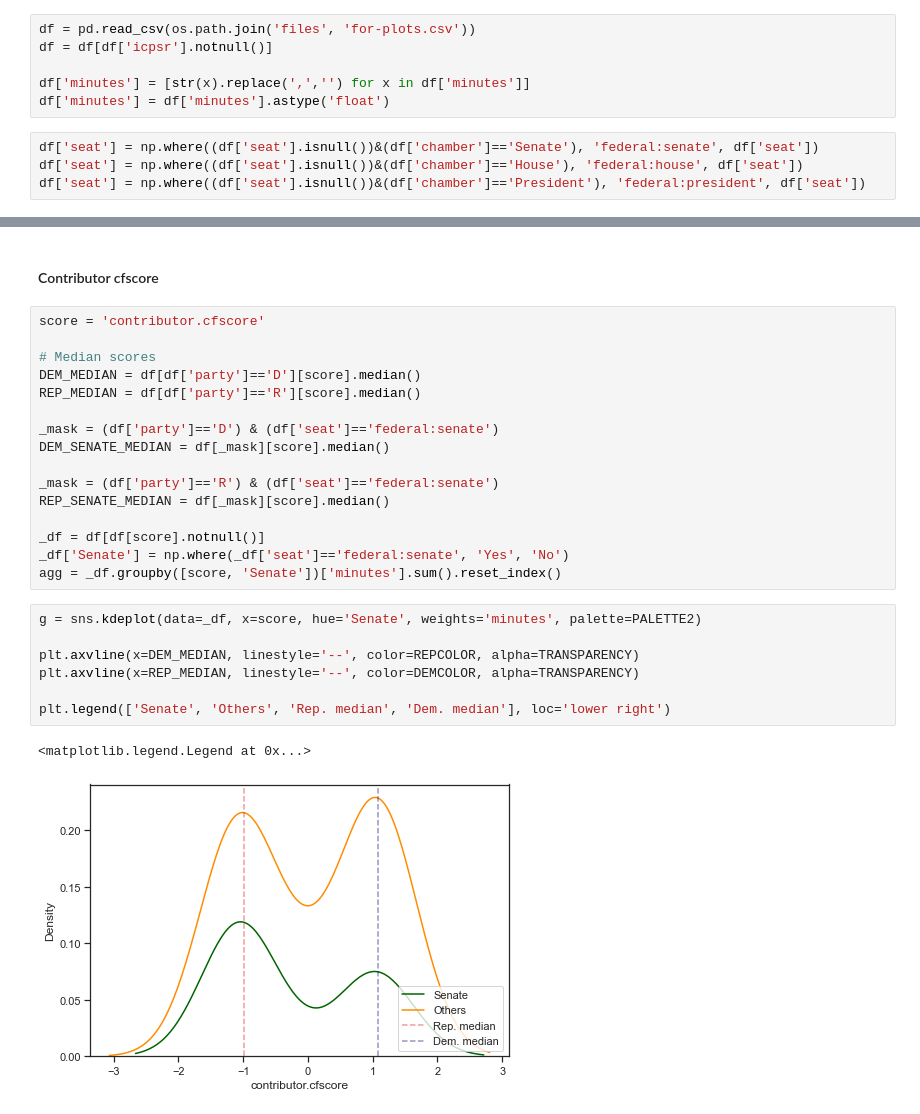
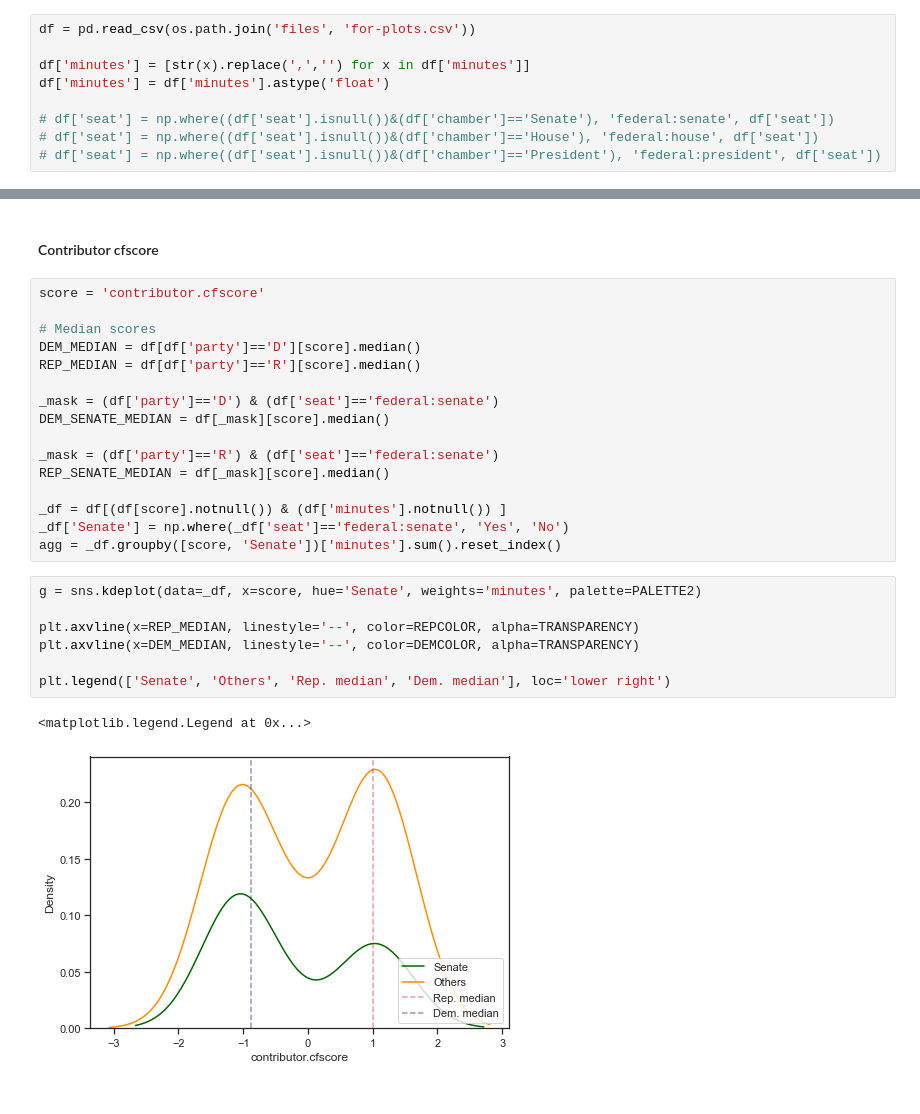
Before and after one commit to notnews/who, a Jupyter notebook: scripts/05_fig3_density_plot_dime.ipynb, the cells around one changed output, grey strips where cells are left out. Saved outputs shown, nothing was run; the diff lists cells and outputs as text.

```diff
--- a/scripts/05_fig3_density_plot_dime.ipynb
+++ b/scripts/05_fig3_density_plot_dime.ipynb
@@ -14,14 +14,13 @@ warnings.filterwarnings('ignore')
 #### Preamble
 # %%
 df = pd.read_csv(os.path.join('files', 'for-plots.csv'))
-df = df[df['icpsr'].notnull()]
 
 df['minutes'] = [str(x).replace(',','') for x in df['minutes']]
 df['minutes'] = df['minutes'].astype('float')
+
+# df['seat'] = np.where((df['seat'].isnull())&(df['chamber']=='Senate'), 'federal:senate', df['seat'])
+# df['seat'] = np.where((df['seat'].isnull())&(df['chamber']=='House'), 'federal:house', df['seat'])
+# df['seat'] = np.where((df['seat'].isnull())&(df['chamber']=='President'), 'federal:president', df['seat'])
-# %%
-df['seat'] = np.where((df['seat'].isnull())&(df['chamber']=='Senate'), 'federal:senate', df['seat'])
-df['seat'] = np.where((df['seat'].isnull())&(df['chamber']=='House'), 'federal:house', df['seat'])
-df['seat'] = np.where((df['seat'].isnull())&(df['chamber']=='President'), 'federal:president', df['seat'])
 # %%
 # Graph settings
 TRANSPARENCY = 0.45
@@ -174,19 +173,19 @@ DEM_SENATE_MEDIAN = df[_mask][score].median()
 _mask = (df['party']=='R') & (df['seat']=='federal:senate')
 REP_SENATE_MEDIAN = df[_mask][score].median()
 
-_df = df[df[score].notnull()]
+_df = df[(df[score].notnull()) & (df['minutes'].notnull()) ]
 _df['Senate'] = np.where(_df['seat']=='federal:senate', 'Yes', 'No')
 agg = _df.groupby([score, 'Senate'])['minutes'].sum().reset_index()
 # %%
 g = sns.kdeplot(data=_df, x=score, hue='Senate', weights='minutes', palette=PALETTE2)
 
-plt.axvline(x=DEM_MEDIAN, linestyle='--', color=REPCOLOR, alpha=TRANSPARENCY)
-plt.axvline(x=REP_MEDIAN, linestyle='--', color=DEMCOLOR, alpha=TRANSPARENCY)
+plt.axvline(x=REP_MEDIAN, linestyle='--', color=REPCOLOR, alpha=TRANSPARENCY)
+plt.axvline(x=DEM_MEDIAN, linestyle='--', color=DEMCOLOR, alpha=TRANSPARENCY)
 
 plt.legend(['Senate', 'Others', 'Rep. median', 'Dem. median'], loc='lower right')
 # %% [output]
 <matplotlib.legend.Legend at 0x...>
-[figure, old version]
+[figure, new version]
 # %%
 g = sns.kdeplot(data=_df, x=score, hue='Senate', weights='minutes', palette=PALETTE2)
 
```
Also changed, not shown: parts of 12 cells of this notebook, 2 other files.
